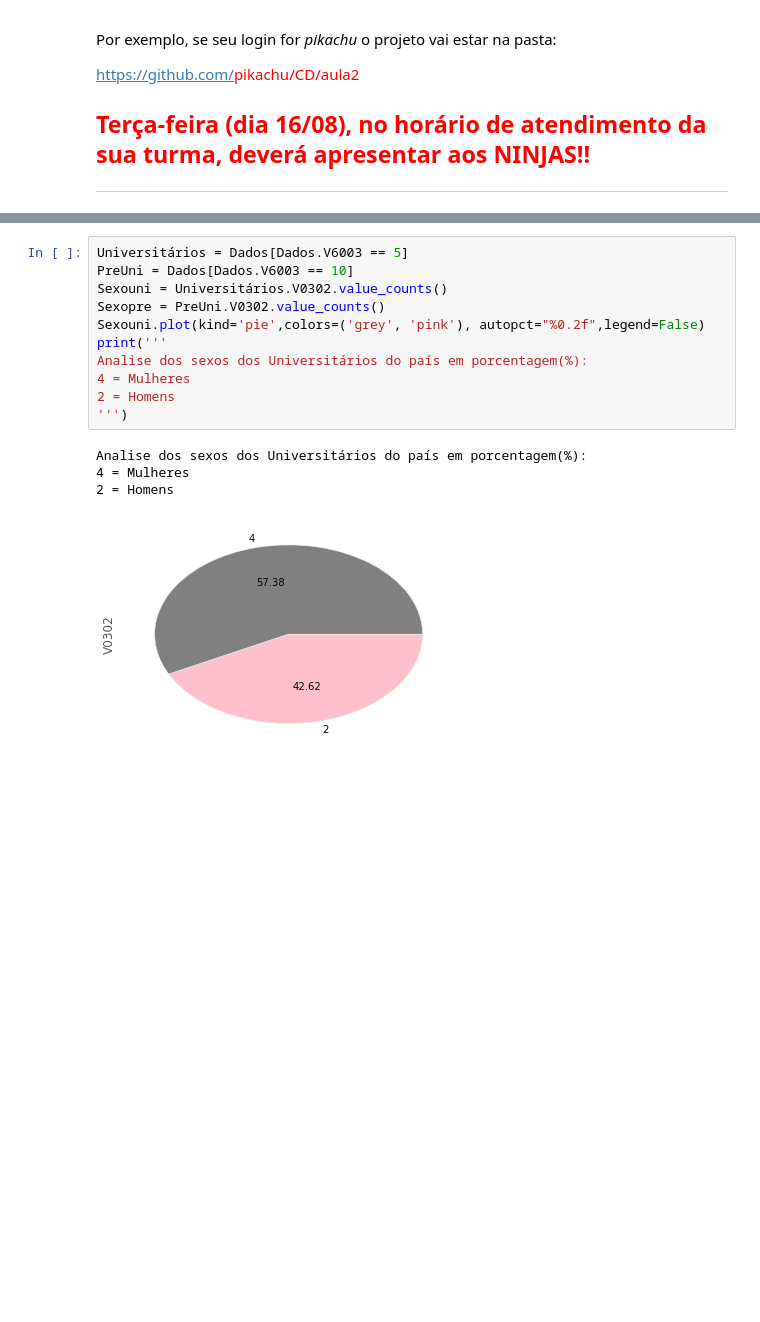
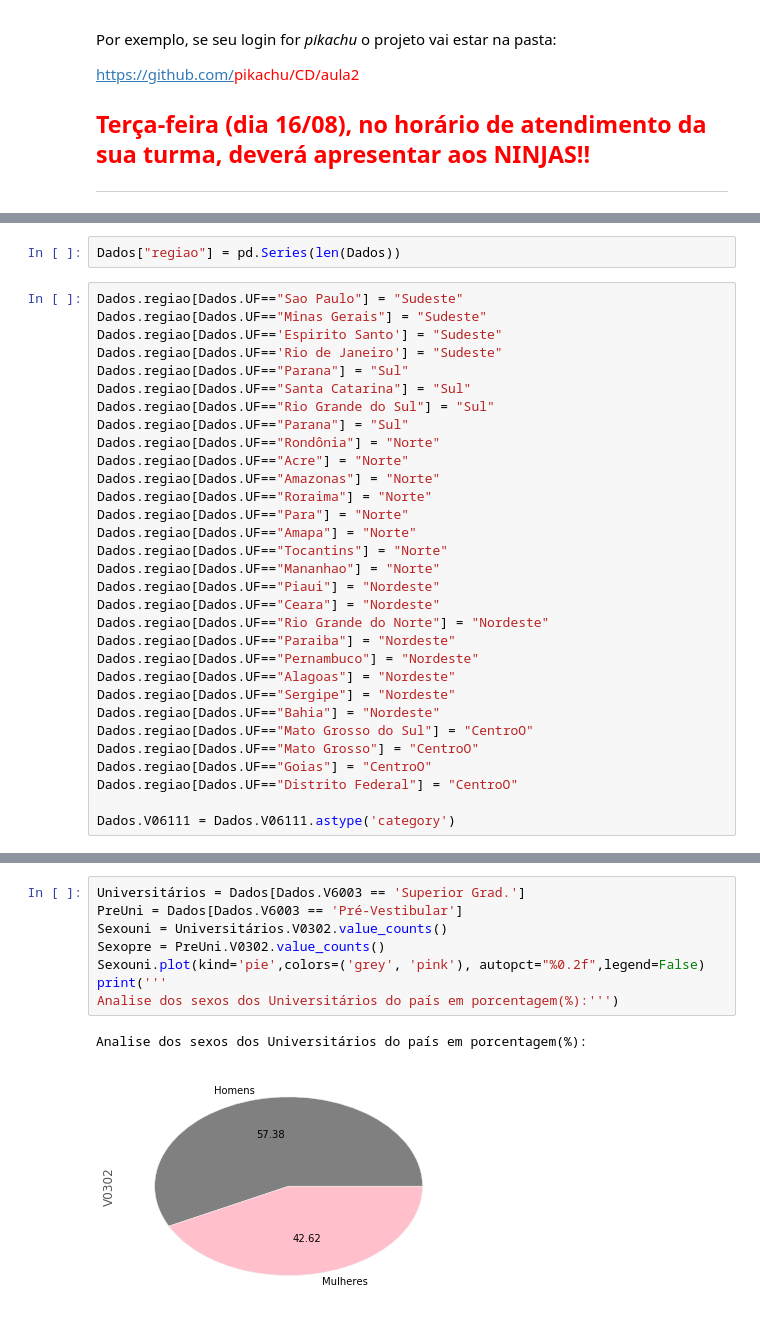
Before and after one commit to franciol/CD, a Jupyter notebook: Aula 2/Aula02 Atividade Variáveis Qualitativas com PNAD.ipynb, the cells around one changed output, grey strips where cells are left out. Saved outputs shown, nothing was run; the diff lists cells and outputs as text; blank space fills up the shorter version.

```diff
--- a/Aula 2/Aula02 Atividade Variáveis Qualitativas com PNAD.ipynb
+++ b/Aula 2/Aula02 Atividade Variáveis Qualitativas com PNAD.ipynb
@@ -94,0 +110,33 @@ Usou_internet_nos_ultimos_3_meses = Dados['V06111']
+# %%
+Dados["regiao"] = pd.Series(len(Dados))
+# %%
+Dados.regiao[Dados.UF=="Sao Paulo"] = "Sudeste"
+Dados.regiao[Dados.UF=="Minas Gerais"] = "Sudeste"
+Dados.regiao[Dados.UF=='Espirito Santo'] = "Sudeste"
+Dados.regiao[Dados.UF=='Rio de Janeiro'] = "Sudeste"
+Dados.regiao[Dados.UF=="Parana"] = "Sul"
+Dados.regiao[Dados.UF=="Santa Catarina"] = "Sul"
+Dados.regiao[Dados.UF=="Rio Grande do Sul"] = "Sul"
+Dados.regiao[Dados.UF=="Parana"] = "Sul"
+Dados.regiao[Dados.UF=="Rondônia"] = "Norte"
+Dados.regiao[Dados.UF=="Acre"] = "Norte"
+Dados.regiao[Dados.UF=="Amazonas"] = "Norte"
+Dados.regiao[Dados.UF=="Roraima"] = "Norte"
+Dados.regiao[Dados.UF=="Para"] = "Norte"
+Dados.regiao[Dados.UF=="Amapa"] = "Norte"
+Dados.regiao[Dados.UF=="Tocantins"] = "Norte"
+Dados.regiao[Dados.UF=="Mananhao"] = "Norte"
+Dados.regiao[Dados.UF=="Piaui"] = "Nordeste"
+Dados.regiao[Dados.UF=="Ceara"] = "Nordeste"
+Dados.regiao[Dados.UF=="Rio Grande do Norte"] = "Nordeste"
+Dados.regiao[Dados.UF=="Paraiba"] = "Nordeste"
+Dados.regiao[Dados.UF=="Pernambuco"] = "Nordeste"
+Dados.regiao[Dados.UF=="Alagoas"] = "Nordeste"
+Dados.regiao[Dados.UF=="Sergipe"] = "Nordeste"
+Dados.regiao[Dados.UF=="Bahia"] = "Nordeste"
+Dados.regiao[Dados.UF=="Mato Grosso do Sul"] = "CentroO"
+Dados.regiao[Dados.UF=="Mato Grosso"] = "CentroO"
+Dados.regiao[Dados.UF=="Goias"] = "CentroO"
+Dados.regiao[Dados.UF=="Distrito Federal"] = "CentroO"
+
+Dados.V06111 = Dados.V06111.astype('category')
@@ -95,19 +161,14 @@ Usou_internet_nos_ultimos_3_meses = Dados['V06111']
 # %%
-Universitários = Dados[Dados.V6003 == 5]
-PreUni = Dados[Dados.V6003 == 10]
+Universitários = Dados[Dados.V6003 == 'Superior Grad.']
+PreUni = Dados[Dados.V6003 == 'Pré-Vestibular']
 Sexouni = Universitários.V0302.value_counts()
 Sexopre = PreUni.V0302.value_counts()
 Sexouni.plot(kind='pie',colors=('grey', 'pink'), autopct="%0.2f",legend=False)
 print('''
-Analise dos sexos dos Universitários do país em porcentagem(%):
-4 = Mulheres
-2 = Homens
-''')
+Analise dos sexos dos Universitários do país em porcentagem(%):''')
 # %% [output]
 Analise dos sexos dos Universitários do país em porcentagem(%):
-4 = Mulheres
-2 = Homens
-[figure, old version]
+[figure, new version]
 # %%
 Sexopre.plot(kind='pie',colors=('grey', 'pink'), autopct="%0.2f",legend=False)
 print('''
```
Also changed, not shown: parts of 25 cells of this notebook.
